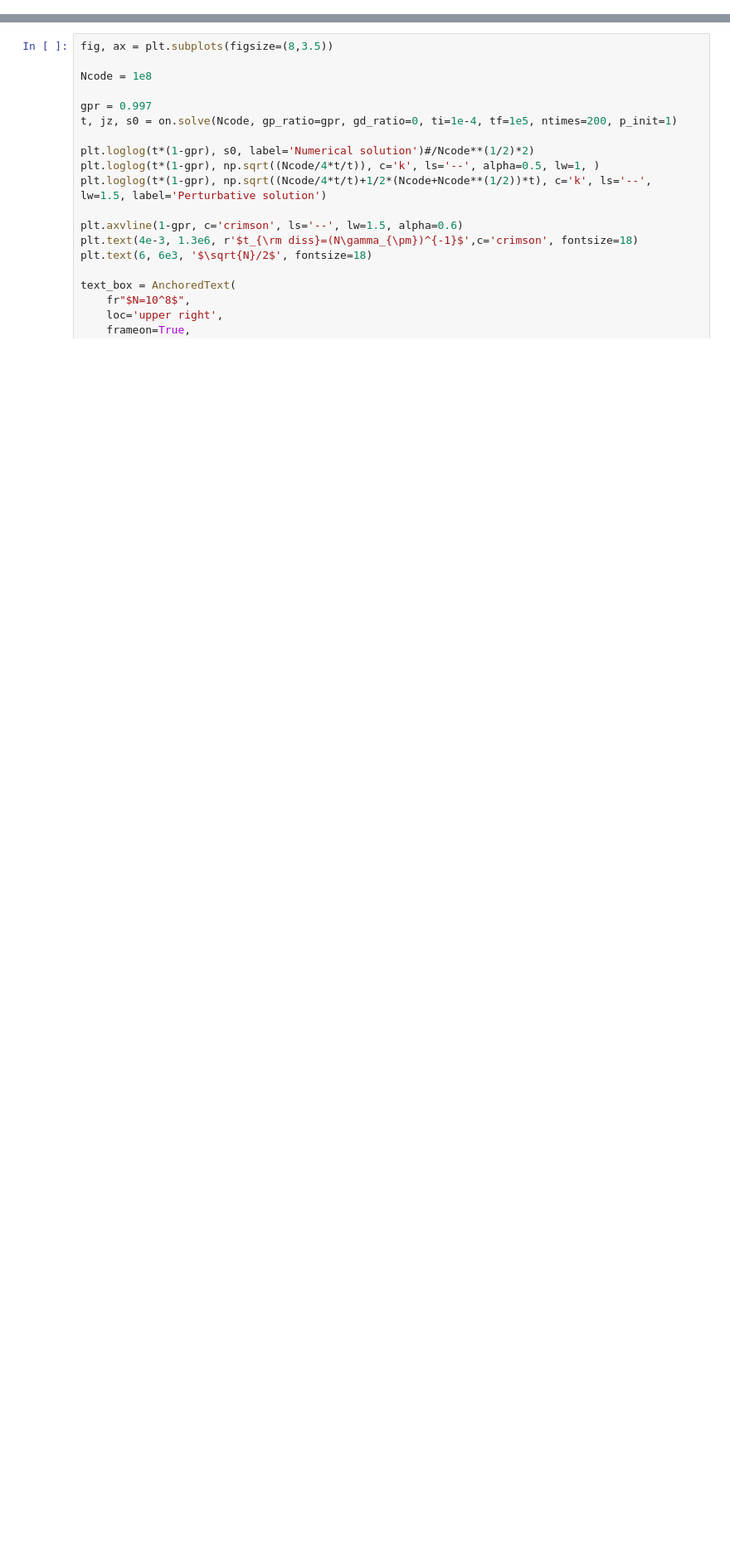
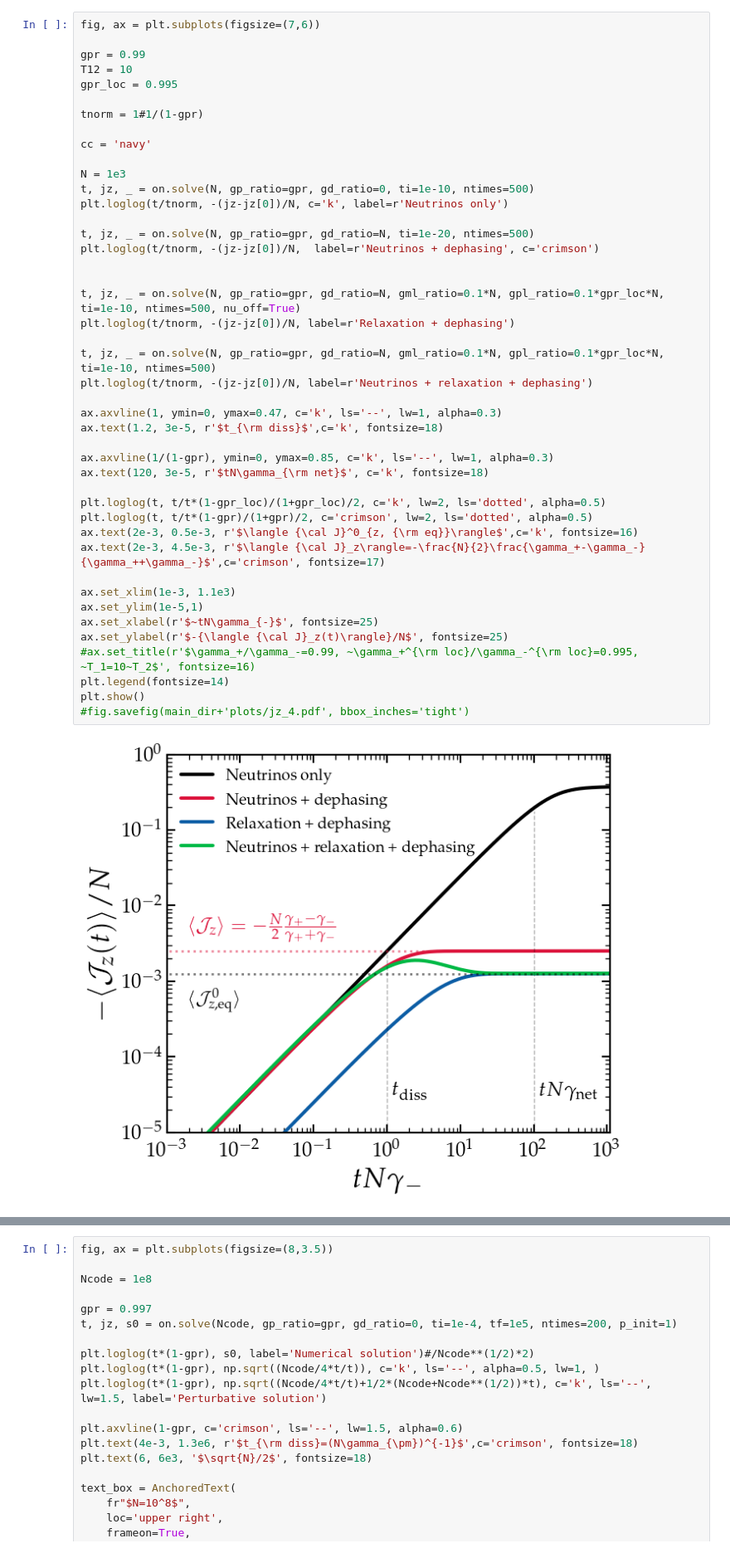
Before and after one commit to gpierobon/pyOpenNu, a Jupyter notebook: notebooks/Solutions.ipynb, the cells around one changed output, grey strips where cells are left out. Shown at 83% size. Saved outputs shown, nothing was run; the diff lists cells and outputs as text; blank space fills up the shorter version.

```diff
--- a/notebooks/Solutions.ipynb
+++ b/notebooks/Solutions.ipynb
@@ -159,0 +256,46 @@ fig.savefig(main_dir+'plots/jz_final.pdf', bbox_inches='tight')
+# %%
+fig, ax = plt.subplots(figsize=(7,6))
+
+gpr = 0.99
+T12 = 10
+gpr_loc = 0.995
+
+tnorm = 1#1/(1-gpr)
+
+cc = 'navy'
+
+N = 1e3
+t, jz, _ = on.solve(N, gp_ratio=gpr, gd_ratio=0, ti=1e-10, ntimes=500)
+plt.loglog(t/tnorm, -(jz-jz[0])/N, c='k', label=r'Neutrinos only')
+
+t, jz, _ = on.solve(N, gp_ratio=gpr, gd_ratio=N, ti=1e-20, ntimes=500)
+plt.loglog(t/tnorm, -(jz-jz[0])/N,  label=r'Neutrinos + dephasing', c='crimson')
+
+
+t, jz, _ = on.solve(N, gp_ratio=gpr, gd_ratio=N, gml_ratio=0.1*N, gpl_ratio=0.1*gpr_loc*N, ti=1e-10, ntimes=500, nu_off=True)
+plt.loglog(t/tnorm, -(jz-jz[0])/N, label=r'Relaxation + dephasing')
+
+t, jz, _ = on.solve(N, gp_ratio=gpr, gd_ratio=N, gml_ratio=0.1*N, gpl_ratio=0.1*gpr_loc*N, ti=1e-10, ntimes=500)
+plt.loglog(t/tnorm, -(jz-jz[0])/N, label=r'Neutrinos + relaxation + dephasing')
+
+ax.axvline(1, ymin=0, ymax=0.47, c='k', ls='--', lw=1, alpha=0.3)
+ax.text(1.2, 3e-5, r'$t_{\rm diss}$',c='k', fontsize=18)
+
+ax.axvline(1/(1-gpr), ymin=0, ymax=0.85, c='k', ls='--', lw=1, alpha=0.3)
+ax.text(120, 3e-5, r'$tN\gamma_{\rm net}$', c='k', fontsize=18)
+
+plt.loglog(t, t/t*(1-gpr_loc)/(1+gpr_loc)/2, c='k', lw=2, ls='dotted', alpha=0.5)
+plt.loglog(t, t/t*(1-gpr)/(1+gpr)/2, c='crimson', lw=2, ls='dotted', alpha=0.5)
+ax.text(2e-3, 0.5e-3, r'$\langle {\cal J}^0_{z, {\rm eq}}\rangle$',c='k', fontsize=16)
+ax.text(2e-3, 4.5e-3, r'$\langle {\cal J}_z\rangle=-\frac{N}{2}\frac{\gamma_+-\gamma_-}{\gamma_++\gamma_-}$',c='crimson', fontsize=17)
+
+ax.set_xlim(1e-3, 1.1e3)
+ax.set_ylim(1e-5,1)
+ax.set_xlabel(r'$~tN\gamma_{-}$', fontsize=25)
+ax.set_ylabel(r'$-{\langle {\cal J}_z(t)\rangle}/N$', fontsize=25)
+#ax.set_title(r'$\gamma_+/\gamma_-=0.99, ~\gamma_+^{\rm loc}/\gamma_-^{\rm loc}=0.995, ~T_1=10~T_2$', fontsize=16)
+plt.legend(fontsize=14)
+plt.show()
+#fig.savefig(main_dir+'plots/jz_4.pdf', bbox_inches='tight')
+# %% [output]
+[figure, added]
```
Also changed, not shown: parts of 5 cells of this notebook, 2 other files.
